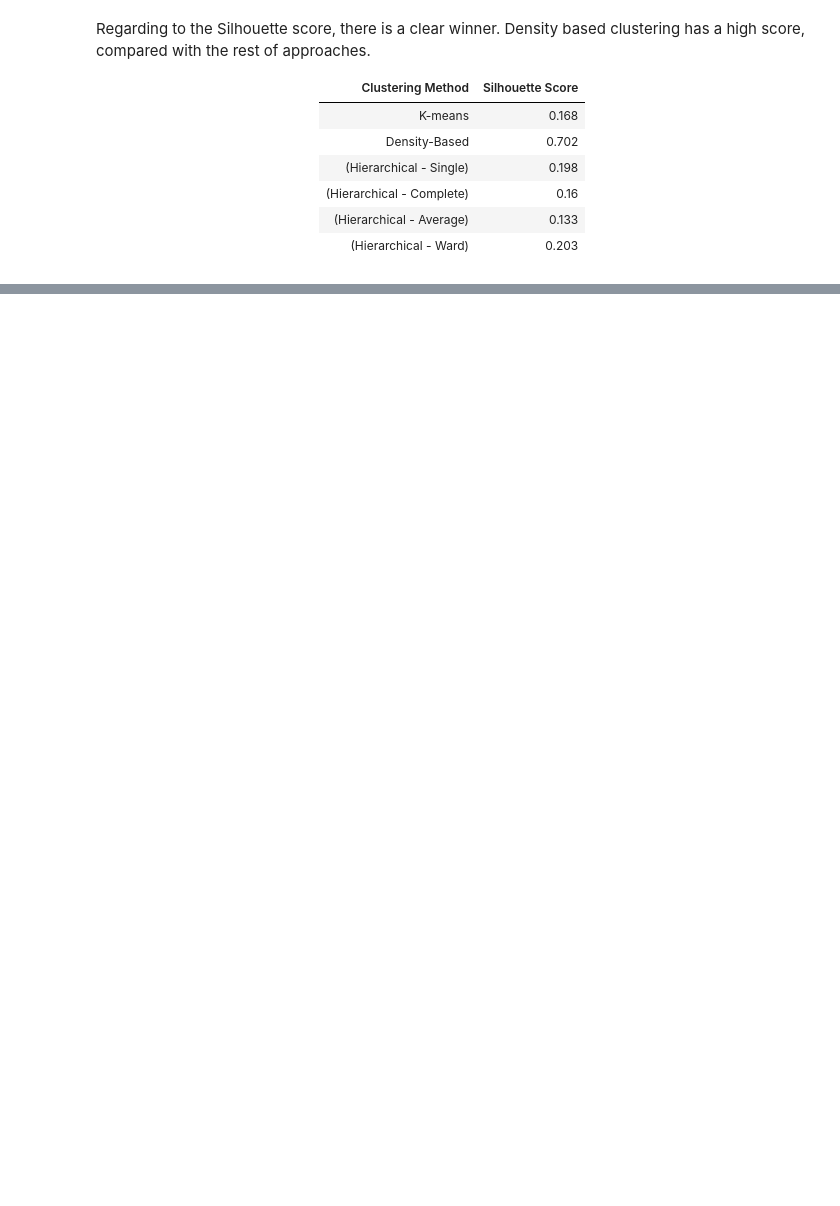
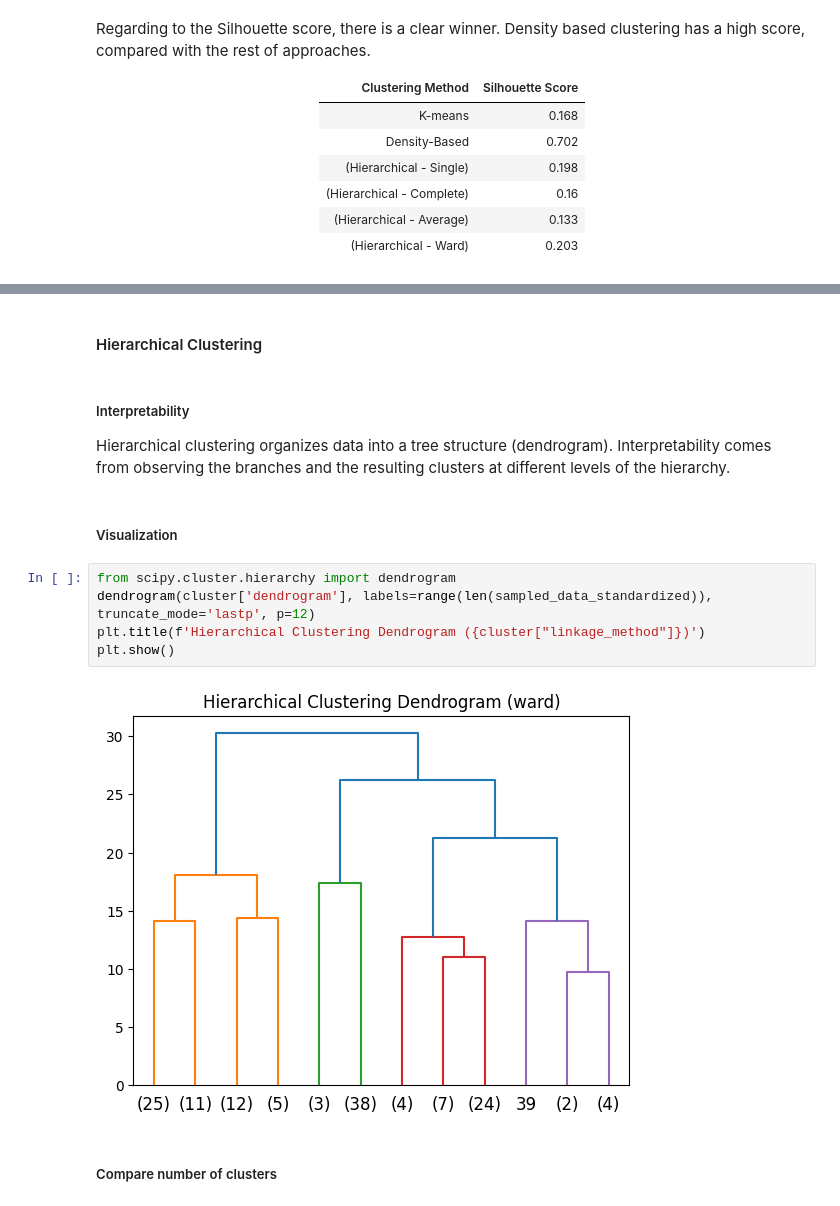
Before and after one commit to Marc2910llv/Gun-Incidents-In-USA-DataMining, a Jupyter notebook: Data_Mining_Project.ipynb, the cells around one changed output, grey strips where cells are left out. Drawn from its saved outputs; the diff is of its cells as text; blank space fills up the shorter version.

```diff
--- a/Data_Mining_Project.ipynb
+++ b/Data_Mining_Project.ipynb
@@ -1431,0 +1936,16 @@ Regarding to the Silhouette score, there is a clear winner. Density based cluste
+# %% [markdown]
+#### Hierarchical Clustering
+# %% [markdown]
+##### Interpretability
+Hierarchical clustering organizes data into a tree structure (dendrogram). Interpretability comes from observing the branches and the resulting clusters at different levels of the hierarchy.
+# %% [markdown]
+##### Visualization
+# %%
+from scipy.cluster.hierarchy import dendrogram
+dendrogram(cluster['dendrogram'], labels=range(len(sampled_data_standardized)), truncate_mode='lastp', p=12)
+plt.title(f'Hierarchical Clustering Dendrogram ({cluster["linkage_method"]})')
+plt.show()
+# %% [output]
+[figure, added]
+# %% [markdown]
+##### Compare number of clusters
```
Also changed, not shown: parts of 75 cells of this notebook.
